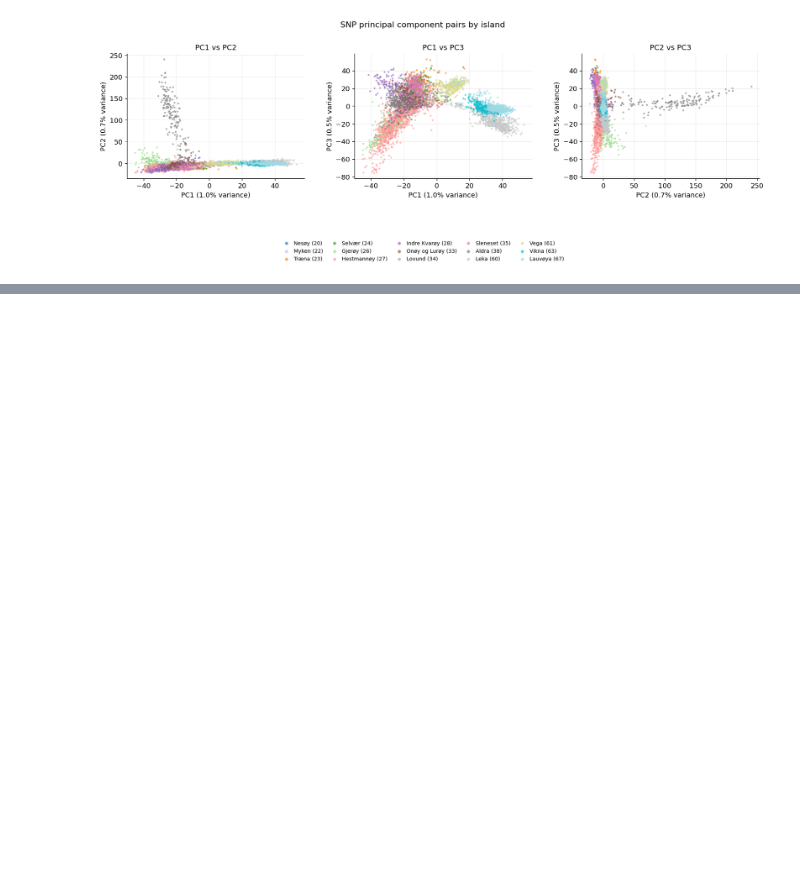
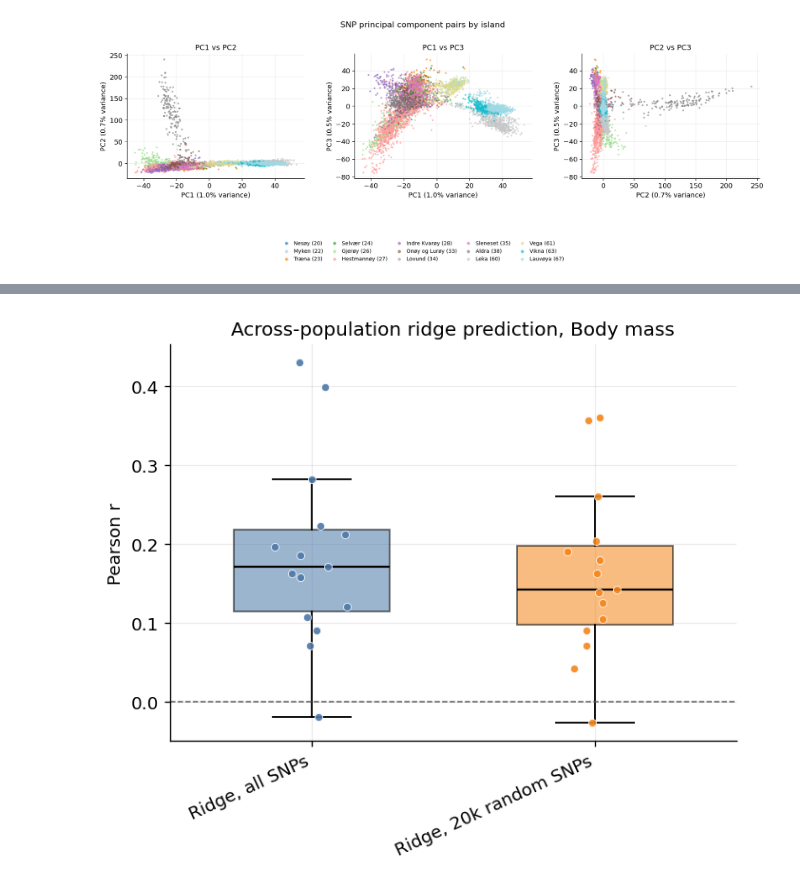
Before and after one commit to simennes/Master_thesis, a Jupyter notebook: notebooks/thesis_figures.ipynb, the cells around one changed output, grey strips where cells are left out. Cells and saved outputs as stored; diff of their text form; code cells hidden in the pictures; blank space fills up the shorter version.

```diff
--- a/notebooks/thesis_figures.ipynb
+++ b/notebooks/thesis_figures.ipynb
@@ -591,0 +503,88 @@ ridge_across_pop_paths
+# %%
+def plot_across_pop_prediction_boxplots_by_trait(
+    box_df,
+    output_dir=FIGURES_DIR,
+    file_stem="across_pop_prediction_boxplot",
+    method_order=None,
+    trait_order=None,
+):
+    if box_df.empty:
+        print("No across-population ridge results found yet.")
+        return {}
+
+    method_order = list(method_order or RIDGE_METHOD_ORDER)
+    method_order = [m for m in method_order if m in set(box_df["method"])]
+    method_order += [m for m in box_df["method"].dropna().unique() if m not in method_order]
+
+    trait_order = list(trait_order or [t for t in TRAIT_LABELS if t in set(box_df["trait"])])
+    trait_order += [t for t in box_df["trait"].dropna().unique() if t not in trait_order]
+
+    colors = {
+        "Ridge, all SNPs": "#4C78A8",
+        "Ridge, 20k random SNPs": "#F58518",
+        "Ridge, 1000 PCs": "#54A24B",
+    }
+    fallback_colors = plt.get_cmap("tab10")
+
+    output_dir = Path(output_dir)
+    output_dir.mkdir(parents=True, exist_ok=True)
+    paths_by_trait = {}
+
+    for trait in trait_order:
+        sub = box_df[box_df["trait"] == trait]
+        if sub.empty:
+            continue
+
+        fig, ax = plt.subplots(figsize=(5.6, 4.8), constrained_layout=True)
+        rng = np.random.default_rng(14)
+        for pos, method in enumerate(method_order):
+            values = sub.loc[sub["method"] == method, "pearson_r"].dropna().to_numpy(dtype=float)
+            if len(values) == 0:
+                continue
+
+            color = colors.get(method, fallback_colors(pos % 10))
+            box = ax.boxplot(
+                [values],
+                positions=[pos],
+                widths=0.55,
+                patch_artist=True,
+                showfliers=False,
+                medianprops={"color": "black", "linewidth": 1.3},
+                boxprops={"linewidth": 1.1},
+                whiskerprops={"linewidth": 1.1},
+                capprops={"linewidth": 1.1},
+            )
+            box["boxes"][0].set_facecolor(color)
+            box["boxes"][0].set_alpha(0.55)
+
+            jitter = rng.normal(0.0, 0.045, size=len(values))
+            ax.scatter(
+                np.full(len(values), pos) + jitter,
+                values,
+                s=24,
+                color=color,
+                edgecolor="white",
+                linewidth=0.5,
+                alpha=0.9,
+                zorder=3,
+            )
+
+        ax.axhline(0, color="0.35", linewidth=0.9, linestyle="--")
+        ax.set_title(f"Across-population ridge prediction, {TRAIT_LABELS.get(trait, trait)}")
+        ax.set_ylabel("Pearson r")
+        ax.set_xticks(range(len(method_order)))
+        ax.set_xticklabels(method_order, rotation=25, ha="right")
+        style_axes(ax)
+
+        pdf_path = output_dir / f"{file_stem}_{trait}.pdf"
+        png_path = output_dir / f"{file_stem}_{trait}.png"
+        fig.savefig(pdf_path, bbox_inches="tight")
+        fig.savefig(png_path, bbox_inches="tight")
+        paths_by_trait[trait] = (pdf_path, png_path)
+
+    return paths_by_trait
+
+
+ridge_across_pop_paths = plot_across_pop_prediction_boxplots_by_trait(ridge_across_pop_box_df)
+ridge_across_pop_paths
+# %% [output]
@@ -591,0 +597 @@ ridge_across_pop_paths
+[figure, added]
```
Also changed, not shown: parts of 6 cells of this notebook, 4 other files.
